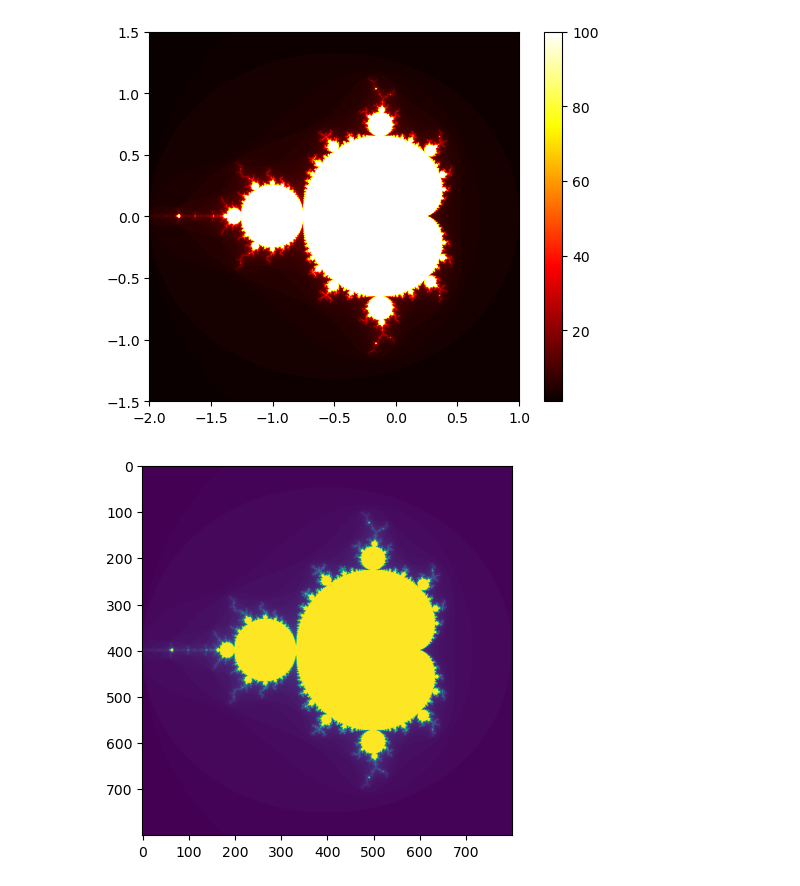
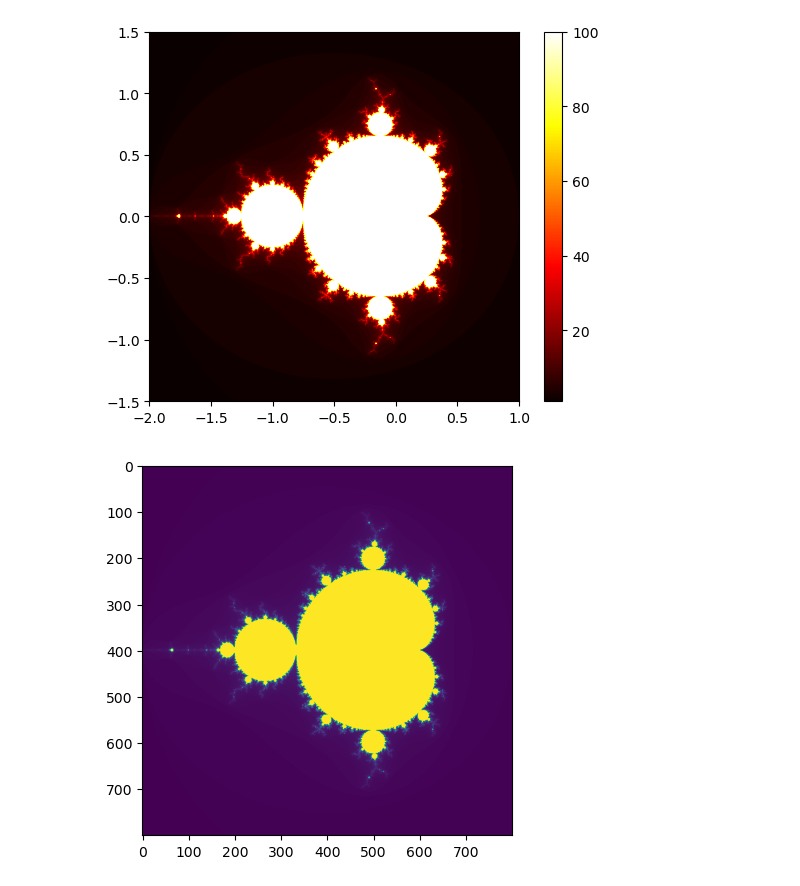
Before and after one commit to ismailsakhi/ds5_assignment_group2, a Jupyter notebook: week1.ipynb, the cells around one changed output. Cells and saved outputs as stored; diff of their text form; code cells hidden in the pictures.

```diff
--- a/week1.ipynb
+++ b/week1.ipynb
@@ -119,6 +119,8 @@ plt.imshow(image, extent=[xmin, xmax, ymin, ymax], cmap="hot")
 # %%
 import numpy as np
 import matplotlib.pyplot as plt
+
+
 def define_image( height , width ):
 
     x_min , x_max , y_min , y_max = -2 , 1 , -1.5 , 1.5
@@ -129,6 +131,7 @@ def define_image( height , width ):
     image = np.zeros((height , width))
 
     return  image , x , y
+
 
 def compute_combinations(image , iterations , x , y , height , width):
 
@@ -137,32 +140,32 @@ def compute_combinations(image , iterations , x , y , height , width):
 
             c = x[j] + 1j * y[i]
 
             z = 0
             count = 0
 
             while abs(z) <=2 and count < iterations:
 
                 z = z* z + c
                 count+=1
             image[ i , j ] = count
     return image
 
 def plot_mandelbort( image ):
 
     plt.imshow( image  )
 
 
 def main():
 
     height = 800
     width = 800
-    iterations = 100
+    iterations = 200
     image , x, y = define_image(height, width)
     image = compute_combinations(image , iterations, x, y , height , width)
     plot_mandelbort(image )
 
 
 if __name__ == "__main__":
     main()
 # %% [output]
-[figure, old version]
+[figure, new version]
```
